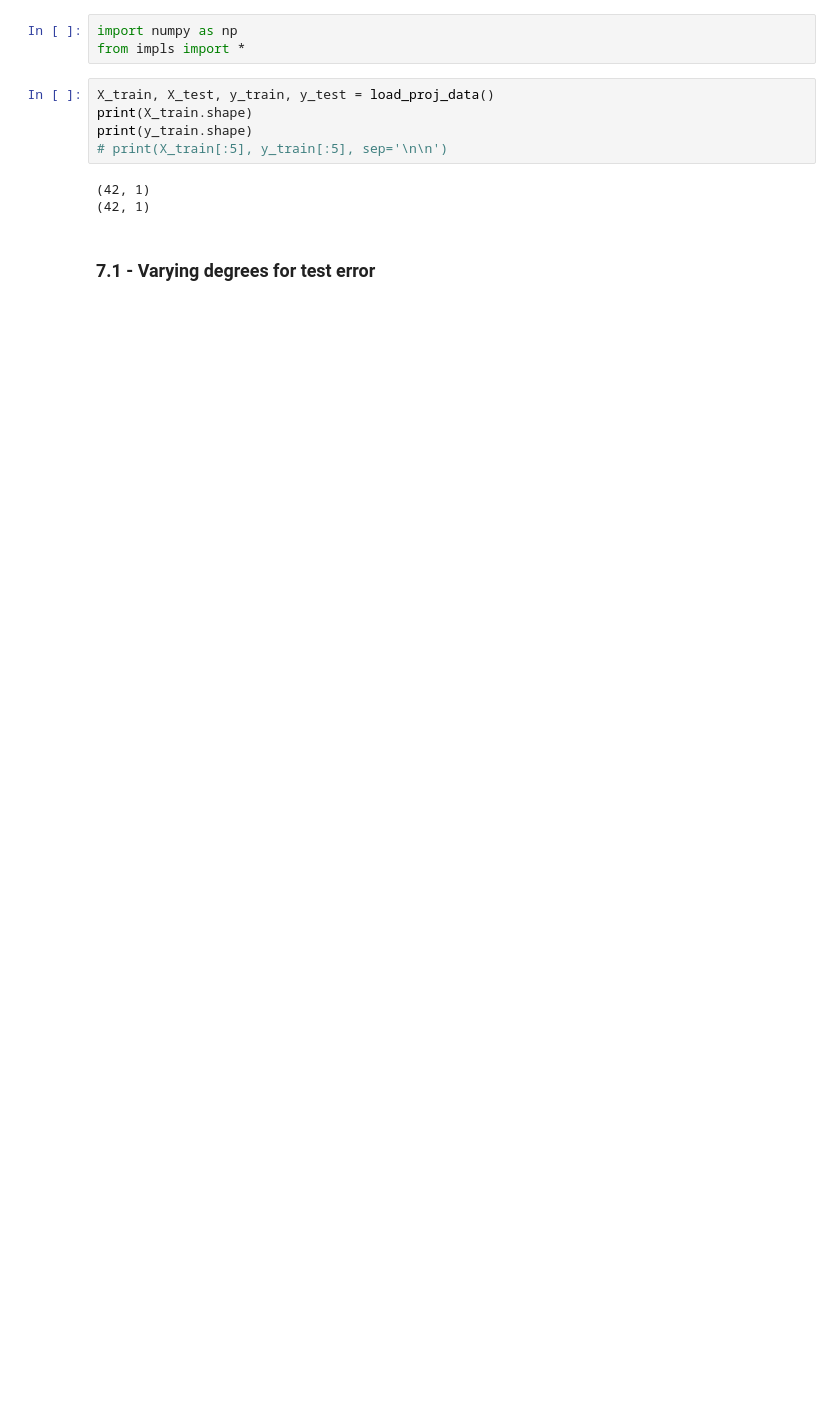
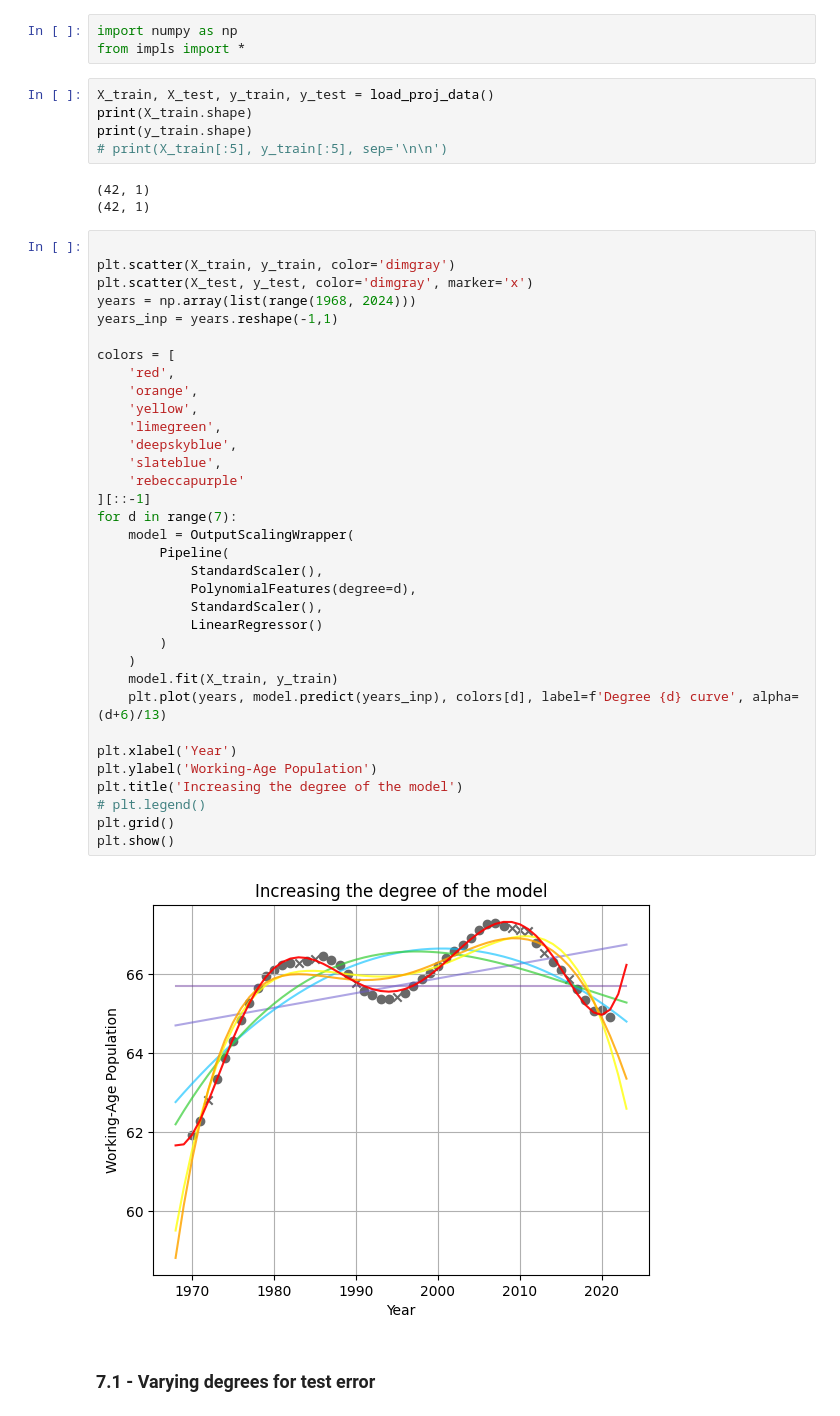
Before and after one commit to jstebner/481-P1, a Jupyter notebook: src/addendum.ipynb, the cells around one changed output. Cells and saved outputs as stored; diff of their text form; blank space fills up the shorter version.

```diff
--- a/src/addendum.ipynb
+++ b/src/addendum.ipynb
@@ -9,6 +9,42 @@ print(y_train.shape)
 # %% [output]
 (42, 1)
 (42, 1)
+# %%
+
+plt.scatter(X_train, y_train, color='dimgray')
+plt.scatter(X_test, y_test, color='dimgray', marker='x')
+years = np.array(list(range(1968, 2024)))
+years_inp = years.reshape(-1,1)
+
+colors = [
+    'red',
+    'orange',
+    'yellow',
+    'limegreen',
+    'deepskyblue',
+    'slateblue',
+    'rebeccapurple'
+][::-1]
+for d in range(7):
+    model = OutputScalingWrapper(
+        Pipeline(
+            StandardScaler(),
+            PolynomialFeatures(degree=d),
+            StandardScaler(),
+            LinearRegressor()
+        )
+    )
+    model.fit(X_train, y_train)
+    plt.plot(years, model.predict(years_inp), colors[d], label=f'Degree {d} curve', alpha=(d+6)/13)
+
+plt.xlabel('Year')
+plt.ylabel('Working-Age Population')
+plt.title('Increasing the degree of the model')
+# plt.legend()
+plt.grid()
+plt.show()
+# %% [output]
+[figure, added]
 # %% [markdown]
 ### 7.1 - Varying degrees for test error
 # %%
```
Also changed, not shown: parts of 6 cells of this notebook, 8 other files.
